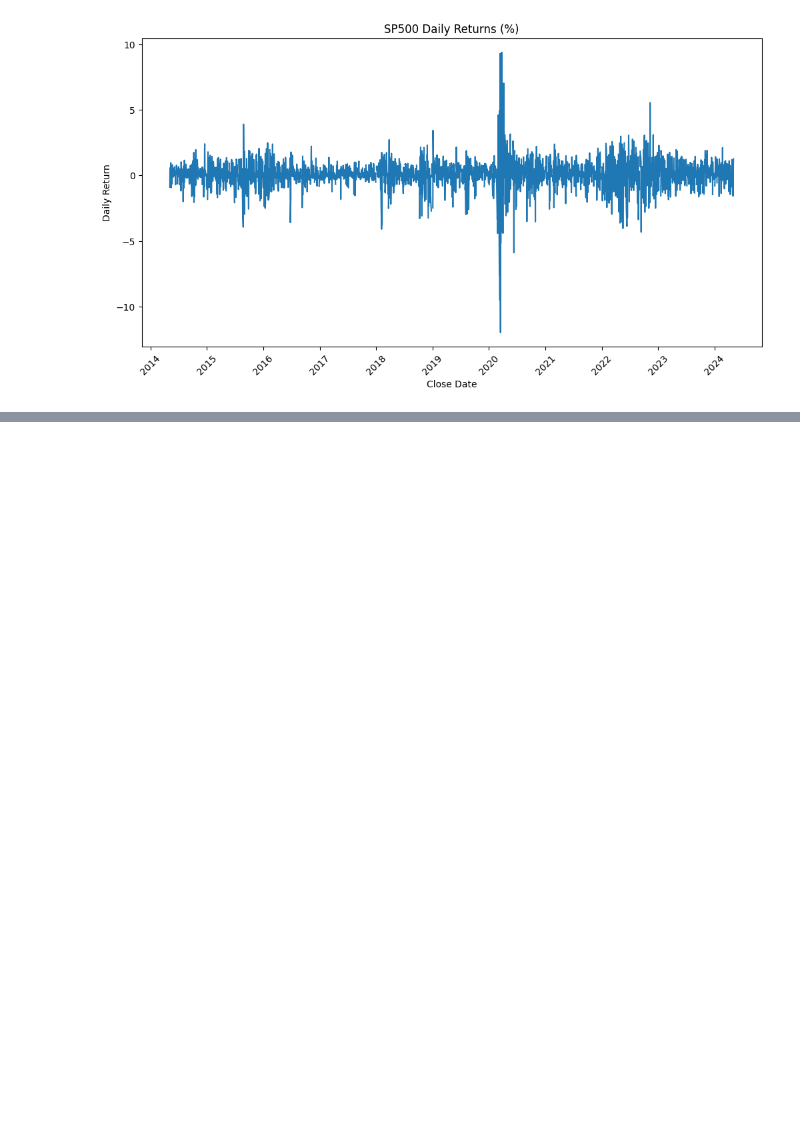
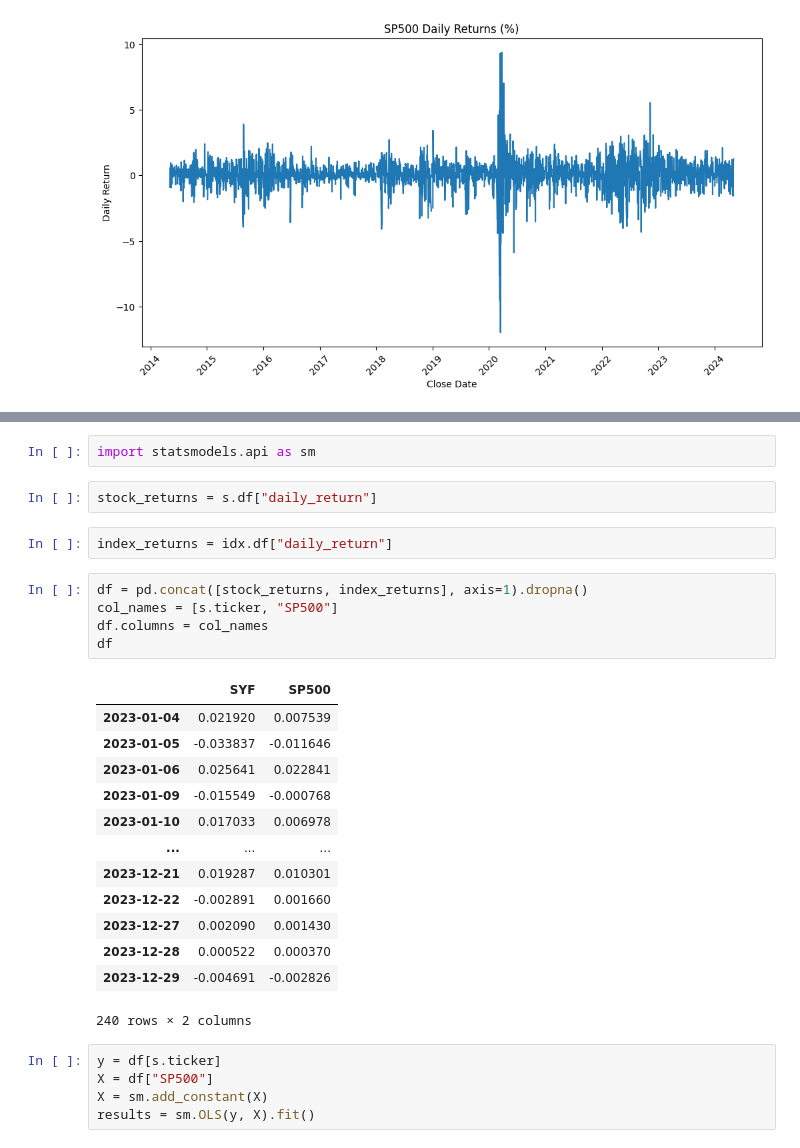
Before and after one commit to alporter08/stocks-feed, a Jupyter notebook: notebooks/api_explore.ipynb, the cells around one changed output, grey strips where cells are left out. Drawn from its saved outputs; the diff is of its cells as text; blank space fills up the shorter version.

```diff
--- a/notebooks/api_explore.ipynb
+++ b/notebooks/api_explore.ipynb
@@ -55,0 +59,30 @@ Plot.plot_regression(df_sp500, s.df, "_" + s.ticker)
+# %%
+import statsmodels.api as sm
+# %%
+stock_returns = s.df["daily_return"]
+# %%
+index_returns = idx.df["daily_return"]
+# %%
+df = pd.concat([stock_returns, index_returns], axis=1).dropna()
+col_names = [s.ticker, "SP500"]
+df.columns = col_names
+df
+# %% [output]
+|  | SYF | SP500 |
+| 2023-01-04 | 0.021920 | 0.007539 |
+| 2023-01-05 | -0.033837 | -0.011646 |
+| 2023-01-06 | 0.025641 | 0.022841 |
+| 2023-01-09 | -0.015549 | -0.000768 |
+| 2023-01-10 | 0.017033 | 0.006978 |
+| ... | ... | ... |
+| 2023-12-21 | 0.019287 | 0.010301 |
+| 2023-12-22 | -0.002891 | 0.001660 |
+| 2023-12-27 | 0.002090 | 0.001430 |
+| 2023-12-28 | 0.000522 | 0.000370 |
+| 2023-12-29 | -0.004691 | -0.002826 |
+240 rows × 2 columns
+# %%
+y = df[s.ticker]
+X = df["SP500"]
+X = sm.add_constant(X)
+results = sm.OLS(y, X).fit()
```
Also changed, not shown: parts of 15 cells of this notebook.
